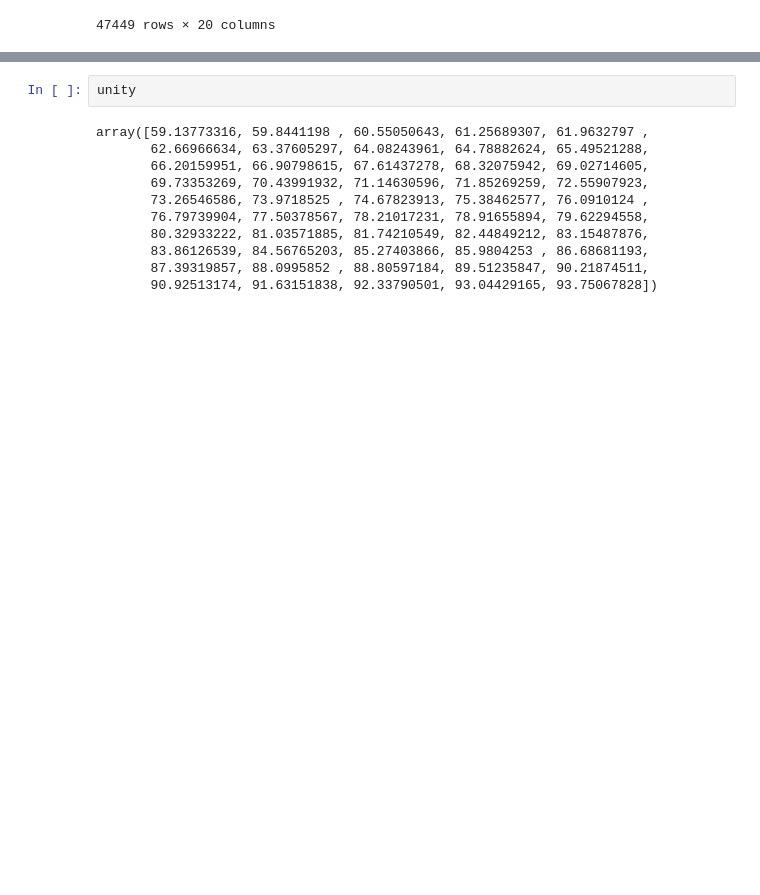
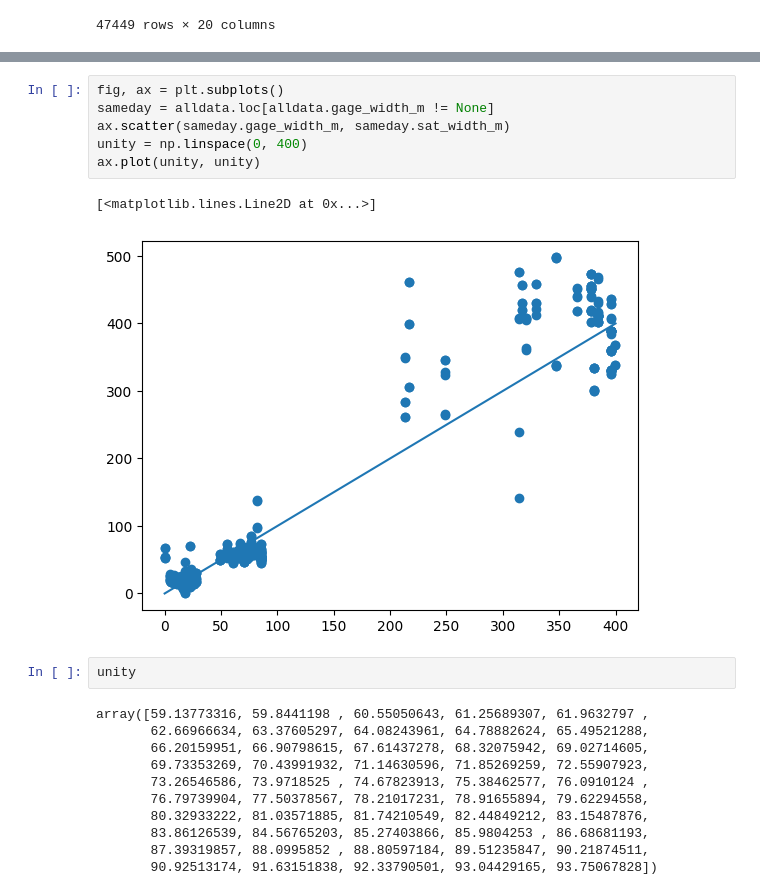
Before and after one commit to wherediddavidgo/multitemporal_RSSA, a Jupyter notebook: stac_gage_ew_analysis.ipynb, the cells around one changed output, grey strips where cells are left out. Cells and saved outputs as stored; diff of their text form; blank space fills up the shorter version.

```diff
--- a/stac_gage_ew_analysis.ipynb
+++ b/stac_gage_ew_analysis.ipynb
@@ -375,3 +398,12 @@ for g in u_gage_list:
+# %%
+fig, ax = plt.subplots()
+sameday = alldata.loc[alldata.gage_width_m != None]
+ax.scatter(sameday.gage_width_m, sameday.sat_width_m)
+unity = np.linspace(0, 400)
+ax.plot(unity, unity)
+# %% [output]
+[<matplotlib.lines.Line2D at 0x...>]
+[figure, added]
 # %%
 unity
 # %% [output]
```
Also changed, not shown: parts of 11 cells of this notebook.
